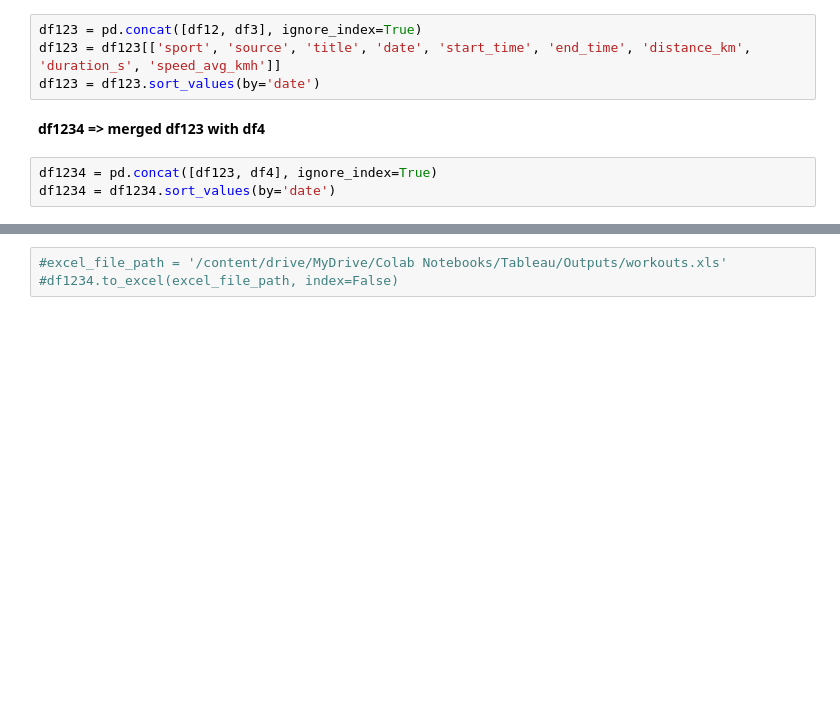
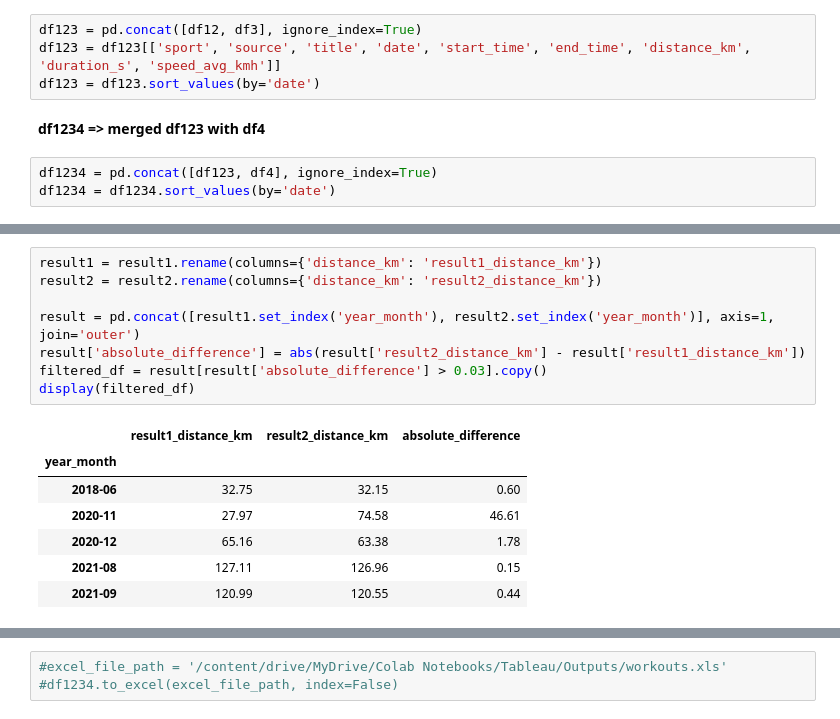
Before and after one commit to slazur83/Tableau, a Jupyter notebook: Workouts.ipynb, the cells around one changed output, grey strips where cells are left out. Saved outputs shown, nothing was run; the diff lists cells and outputs as text; blank space fills up the shorter version.

```diff
--- a/Workouts.ipynb
+++ b/Workouts.ipynb
@@ -191,0 +277,16 @@ df1234 = df1234.sort_values(by='date')
+# %%
+result1 = result1.rename(columns={'distance_km': 'result1_distance_km'})
+result2 = result2.rename(columns={'distance_km': 'result2_distance_km'})
+
+result = pd.concat([result1.set_index('year_month'), result2.set_index('year_month')], axis=1, join='outer')
+result['absolute_difference'] = abs(result['result2_distance_km'] - result['result1_distance_km'])
+filtered_df = result[result['absolute_difference'] > 0.03].copy()
+display(filtered_df)
+# %% [output]
+|  | result1_distance_km | result2_distance_km | absolute_difference |
+| year_month |  |  |  |
+| 2018-06 | 32.75 | 32.15 | 0.60 |
+| 2020-11 | 27.97 | 74.58 | 46.61 |
+| 2020-12 | 65.16 | 63.38 | 1.78 |
+| 2021-08 | 127.11 | 126.96 | 0.15 |
+| 2021-09 | 120.99 | 120.55 | 0.44 |
```
Also changed, not shown: parts of 20 cells of this notebook.
